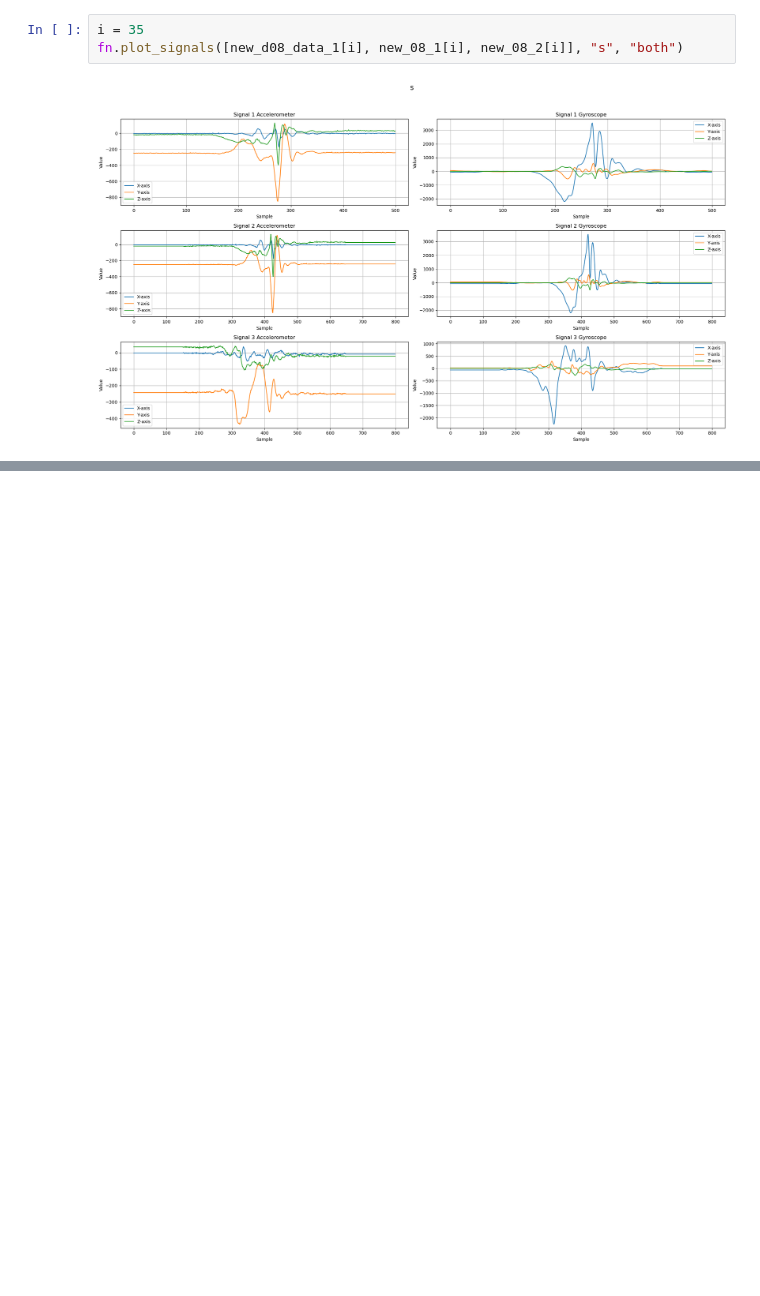
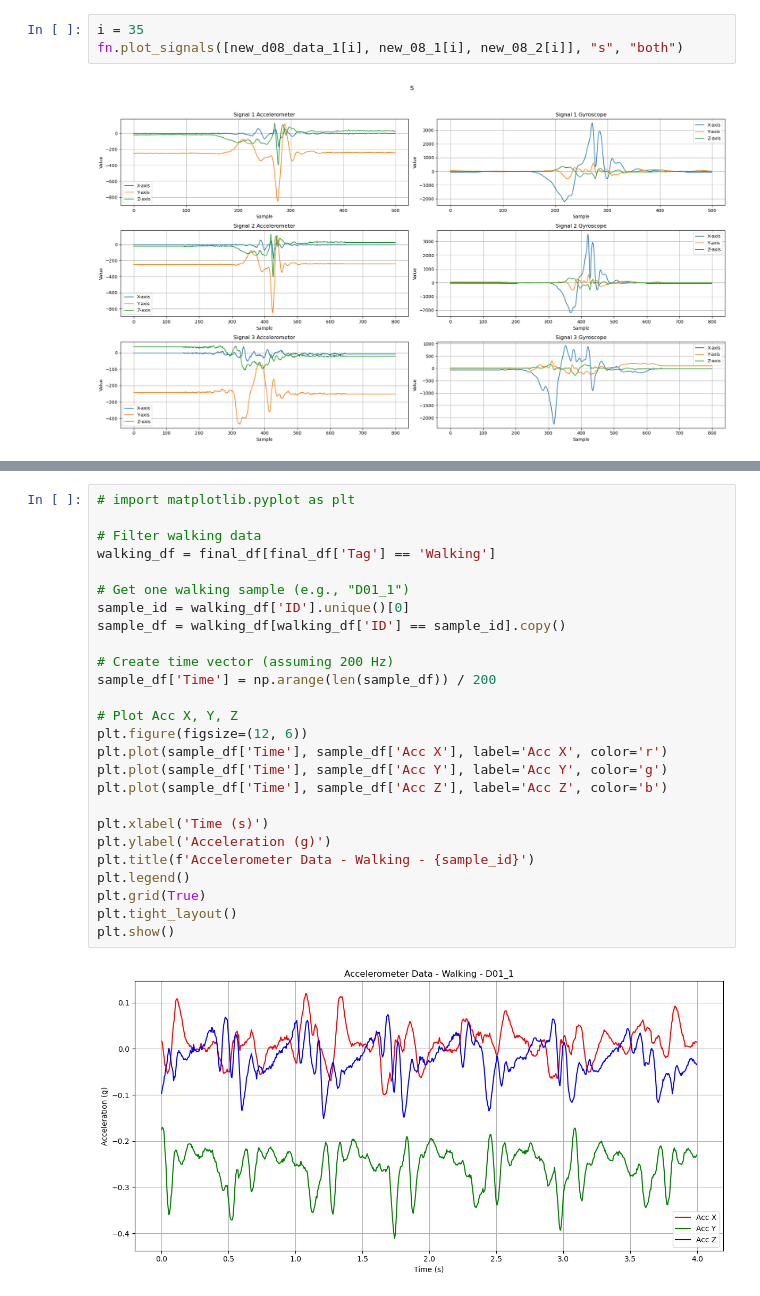
Before and after one commit to AliShrz/earpiece-fall-detection, a Jupyter notebook: SisFall_cleaned.ipynb, the cells around one changed output, grey strips where cells are left out. Cells and saved outputs as stored; diff of their text form; blank space fills up the shorter version.

```diff
--- a/SisFall_cleaned.ipynb
+++ b/SisFall_cleaned.ipynb
@@ -341,0 +436,28 @@ new_19_2 = fn.length_fix(new_d19_data_2, 800)
+# %%
+# import matplotlib.pyplot as plt
+
+# Filter walking data
+walking_df = final_df[final_df['Tag'] == 'Walking']
+
+# Get one walking sample (e.g., "D01_1")
+sample_id = walking_df['ID'].unique()[0]
+sample_df = walking_df[walking_df['ID'] == sample_id].copy()
+
+# Create time vector (assuming 200 Hz)
+sample_df['Time'] = np.arange(len(sample_df)) / 200
+
+# Plot Acc X, Y, Z
+plt.figure(figsize=(12, 6))
+plt.plot(sample_df['Time'], sample_df['Acc X'], label='Acc X', color='r')
+plt.plot(sample_df['Time'], sample_df['Acc Y'], label='Acc Y', color='g')
+plt.plot(sample_df['Time'], sample_df['Acc Z'], label='Acc Z', color='b')
+
+plt.xlabel('Time (s)')
+plt.ylabel('Acceleration (g)')
+plt.title(f'Accelerometer Data - Walking - {sample_id}')
+plt.legend()
+plt.grid(True)
+plt.tight_layout()
+plt.show()
+# %% [output]
+[figure, added]
```
Also changed, not shown: parts of 15 cells of this notebook, 2 other files.
